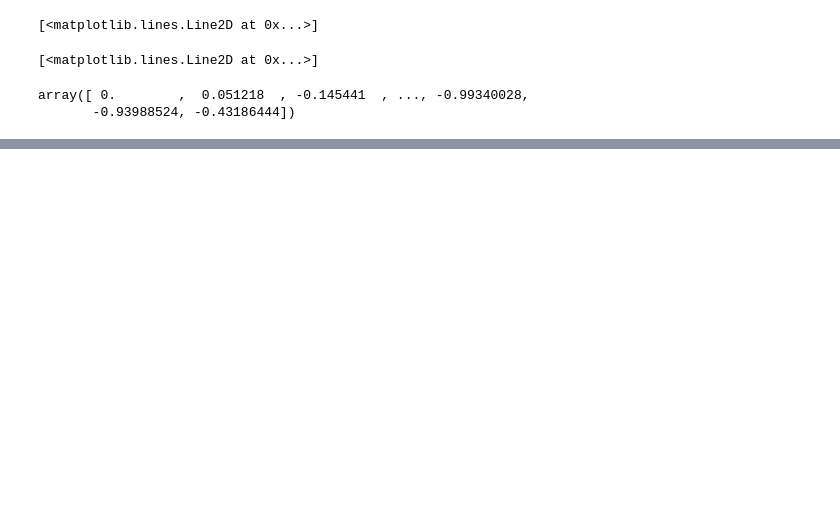
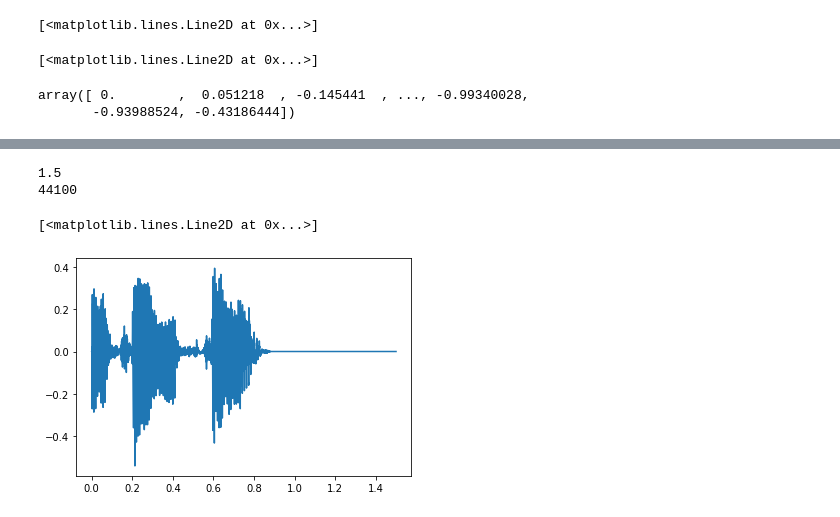
Before and after one commit to CiTRuS93/Signals-and-Systems-Course, a Jupyter notebook: hadar's send box.ipynb, the cells around one changed output, grey strips where cells are left out. Cells and saved outputs as stored; diff of their text form; code cells hidden in the pictures; blank space fills up the shorter version.

```diff
--- a/hadar's send box.ipynb
+++ b/hadar's send box.ipynb
@@ -574,3 +576,10 @@ ax.plot(ax_freq,np.fft.fft(y))
 # %% [output]
 array([ 0.        ,  0.051218  , -0.145441  , ..., -0.99340028,
        -0.93988524, -0.43186444])
+# %%
+x, sr = librosa.load('signal_1.wav',sr=None)
+x1, sr1 = librosa.load('signal_2.wav',sr=None)
+x2, sr2 = librosa.load('signal_3.wav',sr=None)
+print(type(x))
+print(len(x1))
+print(len(x2))
@@ -576,0 +620,4 @@ array([ 0.        ,  0.051218  , -0.145441  , ..., -0.99340028,
+# %%
+x, sr = librosa.load('signal_cut.wav',sr=None)
+display(Audio(x, rate=sr, autoplay=True))
+len(x)
@@ -576,0 +627,11 @@ array([ 0.        ,  0.051218  , -0.145441  , ..., -0.99340028,
+# %%
+duration=len(x)/sr
+print(duration)
+print(sr)
+t=np.linspace(0,duration,int(sr*duration))
+plt.plot(t,x)
+# %% [output]
+1.5
+44100
+[<matplotlib.lines.Line2D at 0x...>]
+[figure, added]
```
Also changed, not shown: parts of 8 cells of this notebook, 7 other files.
